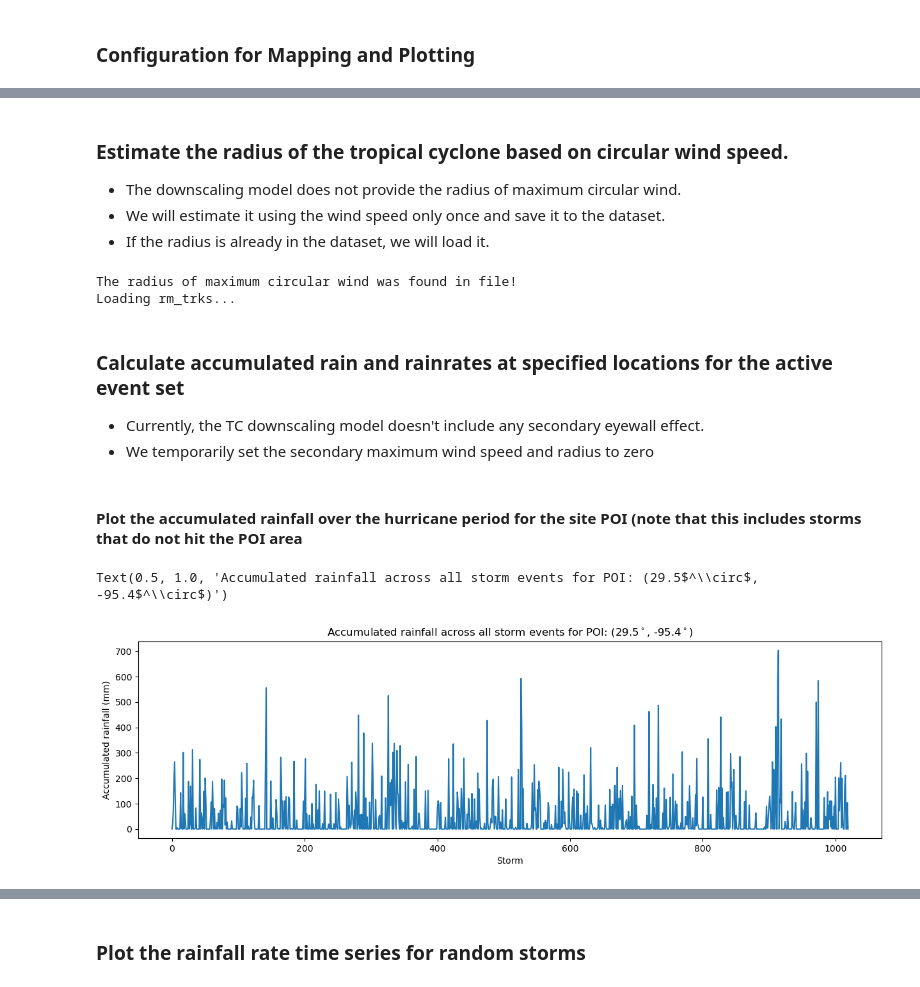
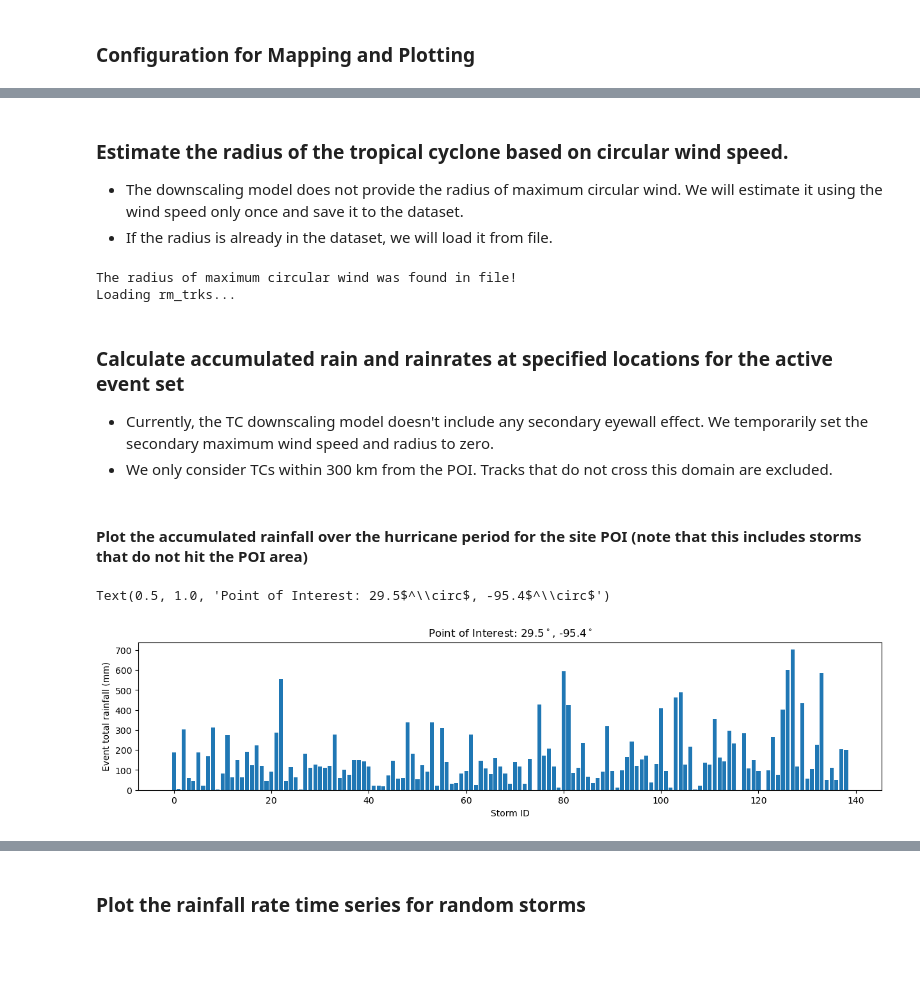
Before and after one commit to levuvietphong/pyTCR, a Jupyter notebook: notebooks/ex2_rainfall_generation.ipynb, the cells around one changed output, grey strips where cells are left out. Saved outputs shown, nothing was run; the diff lists cells and outputs as text; code cells hidden in the pictures; blank space fills up the shorter version.

```diff
--- a/notebooks/ex2_rainfall_generation.ipynb
+++ b/notebooks/ex2_rainfall_generation.ipynb
@@ -59,11 +73,10 @@ ds, lat_trks, lon_trks, n_trk, v_trks, vmax_trks, u850_trks, v850_trks, \
 # %% [markdown]
 ### Estimate the radius of the tropical cyclone based on circular wind speed.
-- The downscaling model does not provide the radius of maximum circular wind.
-- We will estimate it using the wind speed only once and save it to the dataset.
-- If the radius is already in the dataset, we will load it.
+- The downscaling model does not provide the radius of maximum circular wind. We will estimate it using the wind speed only once and save it to the dataset.
+- If the radius is already in the dataset, we will load it from file.
 # %%
 rm_trks = tcr_wind.estimate_radius_wind(
-    ds, lat_trks, vmax_trks, n_trk, data_directory=data_directory, model=model,
+    ds, lat_trks, vmax_trks, n_trks, data_directory=data_directory, model=model,
     basin='NA', expmnt=expmnt, force_recompute=False
 )
 # %% [output]
@@ -71,29 +84,30 @@ The radius of maximum circular wind was found in file!
 Loading rm_trks...
 # %% [markdown]
 ### Calculate accumulated rain and rainrates at specified locations for the active event set
-- Currently, the TC downscaling model doesn't include any secondary eyewall effect.
-- We temporarily set the secondary maximum wind speed and radius to zero
+- Currently, the TC downscaling model doesn't include any secondary eyewall effect. We temporarily set the secondary maximum wind speed and radius to zero.
+- We only consider TCs within 300 km from the POI. Tracks that do not cross this domain are excluded.
 # %%
 lat_poi = 29.5  # degree latitude
 lon_poi = -95.4  # degree longitude
 
-# Currently, no secondary rain bands
-ut, vt, jmax = tcr_wind.utrans(lat_trks, lon_trks)
-
-# Get datetime
-date_trks = tcr_convert.to_datetime_from_netcdf(tc_years, tc_month, tc_time)
-
 # Note: temporarily ignore secondary eyewalls
 rain, rainrate, dayk = tcr_rain.raingen(lat_poi, lon_poi, lat_trks, lon_trks, date_trks, v_trks, rm_trks,
                                         0*v_trks, 0*rm_trks, u850_trks, v850_trks, ut, vt, T600=None)
+
+# Remove tracks that do not cross the domain
+poi_influence_zone = tcr_plot.create_buffer_around_POI(lat_poi, lon_poi, radius=2.5)
+ind_mod = tcr_plot.get_tracks_landfall_region(lat_trks, lon_trks, poi_influence_zone, num_tracks=None)
+
+rain_filtered_tracks = rain[ind_mod]
+rainrate_filtered_tracks = rainrate[ind_mod,:,:,:]
 # %% [markdown]
-#### Plot the accumulated rainfall over the hurricane period for the site POI (note that this includes storms that do not hit the POI area
+#### Plot the accumulated rainfall over the hurricane period for the site POI (note that this includes storms that do not hit the POI area)
 # %%
-fig, ax = plt.subplots(1, 1, figsize=(15, 4))
-ax.plot(rain)
-ax.set_ylabel('Accumulated rainfall (mm)')
-ax.set_xlabel('Storm')
-ax.set_title(f'Accumulated rainfall across all storm events for POI: ({lat_poi}$^\circ$, {lon_poi}$^\circ$)')
+fig, ax = plt.subplots(1, 1, figsize=(15, 3))
+ax.bar(np.arange(len(rain_filtered_tracks)), rain_filtered_tracks)
+ax.set_ylabel('Event total rainfall (mm)')
+ax.set_xlabel('Storm ID')
+ax.set_title(f'Point of Interest: {lat_poi}$^\circ$, {lon_poi}$^\circ$')
 # %% [output]
-Text(0.5, 1.0, 'Accumulated rainfall across all storm events for POI: (29.5$^\\circ$, -95.4$^\\circ$)')
+Text(0.5, 1.0, 'Point of Interest: 29.5$^\\circ$, -95.4$^\\circ$')
-[figure, old version]
+[figure, new version]
```
Also changed, not shown: parts of 12 cells of this notebook, 8 other files.
